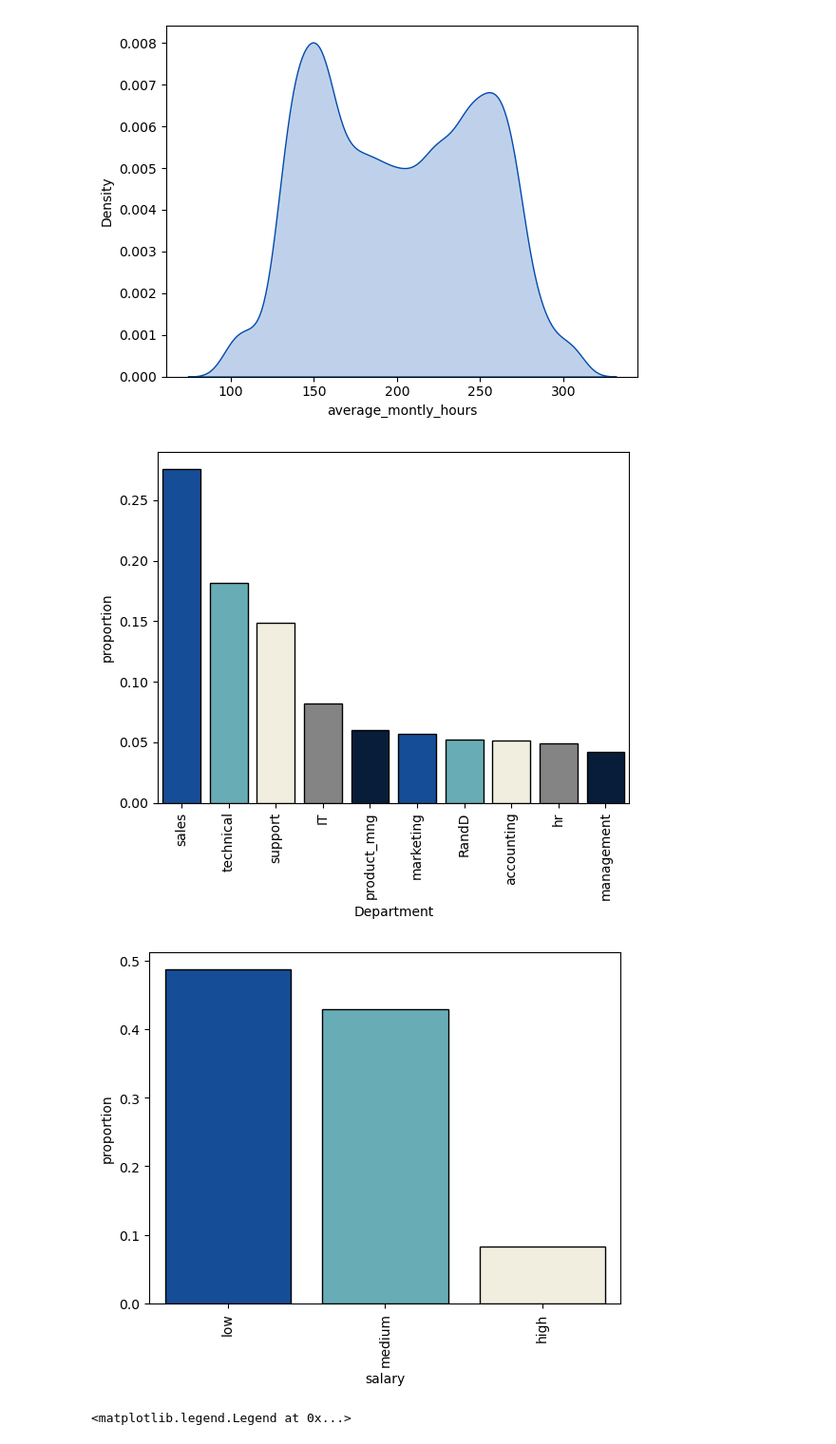
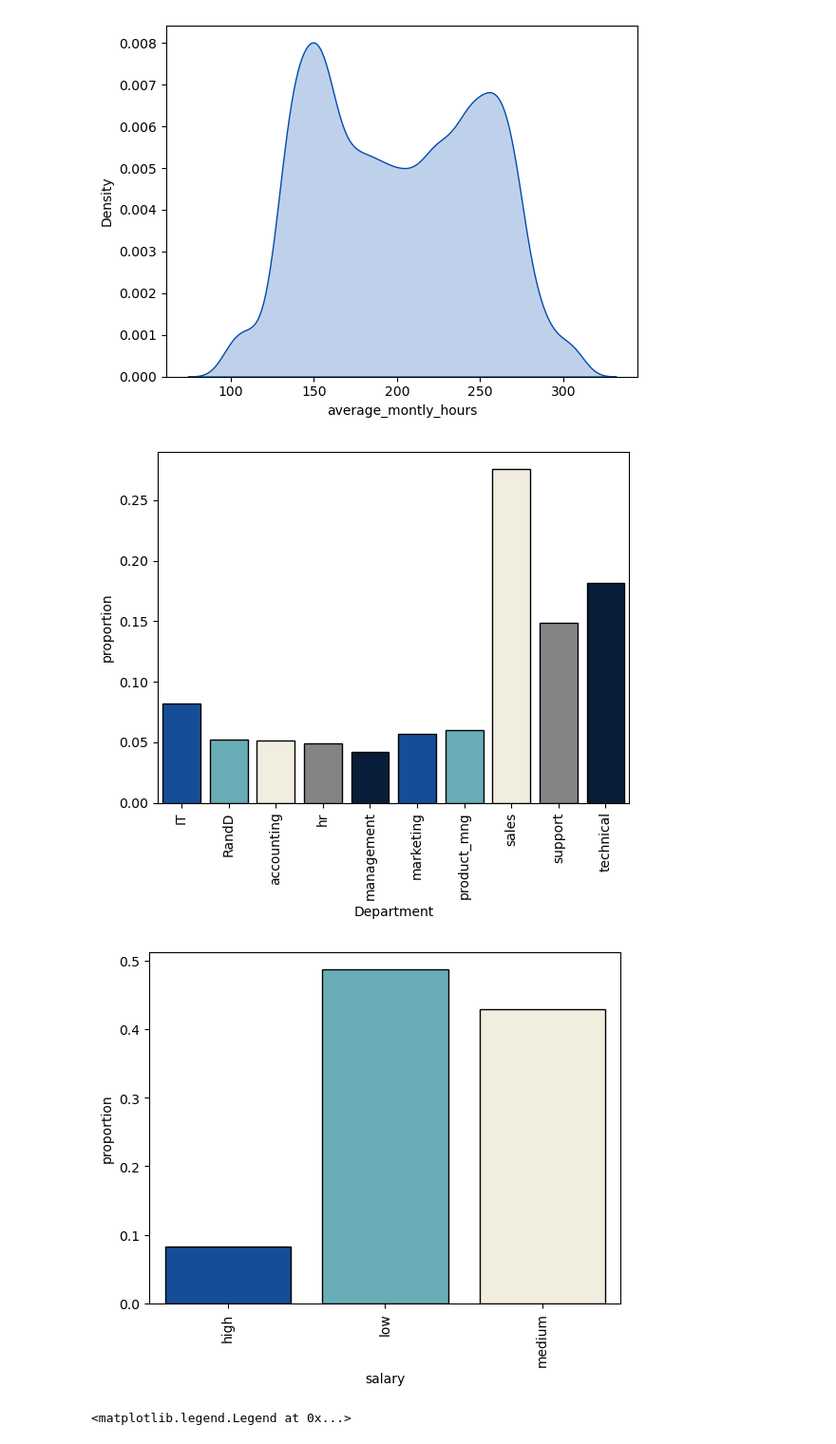
Before and after one commit to MiguelAMeloM/Miguel_DataAnalytics, a Jupyter notebook: RRHH/rrhh_analisis.ipynb, the cells around one changed output. Shown at 95% size. Cells and saved outputs as stored; diff of their text form; code cells hidden in the pictures.

Commit message:
data_st05

```diff
--- a/RRHH/rrhh_analisis.ipynb
+++ b/RRHH/rrhh_analisis.ipynb
@@ -75,10 +74,7 @@ memory usage: 777.3 KB
 # %%
 cat_vars = [
     'salary',
-    'Department',
-    'promotion_last_5years',
-    'left',
-    'Work_accident'
+    'Department'
 ]
 
 for var in cat_vars:
@@ -132,27 +128,25 @@ sns.kdeplot(
 <Axes: xlabel='average_montly_hours', ylabel='Density'>
 [figure]
 # %%
-sns.barplot(
-    data = df['Department'].value_counts(normalize=True).to_frame(),
+sns.countplot(
+    data = df,
     x = 'Department',
-    y = 'proportion',
-    hue = 'Department',
+    stat = 'proportion',
     **kwargs
 )
 rot_show()
 # %% [output]
-[figure, old version]
+[figure, new version]
 # %%
-sns.barplot(
-    data = df['salary'].value_counts(normalize=True).to_frame(),
+sns.countplot(
+    data = df,
     x = 'salary',
-    y = 'proportion',
-    hue = 'salary',
+    stat = 'proportion',
     **kwargs
 )
 rot_show()
 # %% [output]
-[figure, old version]
+[figure, new version]
 # %%
 df['delta'] = df['satisfaction_level'] - df['last_evaluation']
 # %%
```
Also changed, not shown: parts of 7 cells of this notebook, 1 other file.
